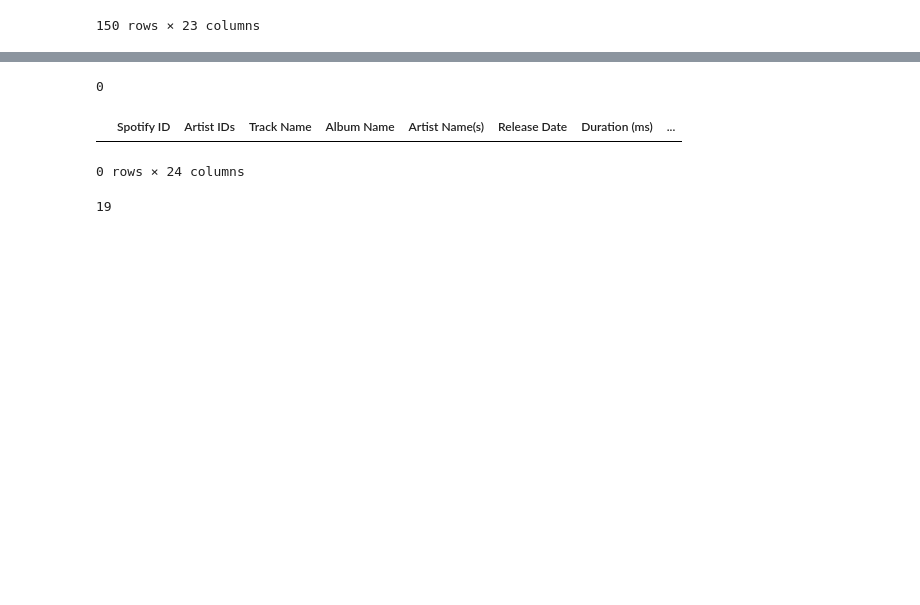
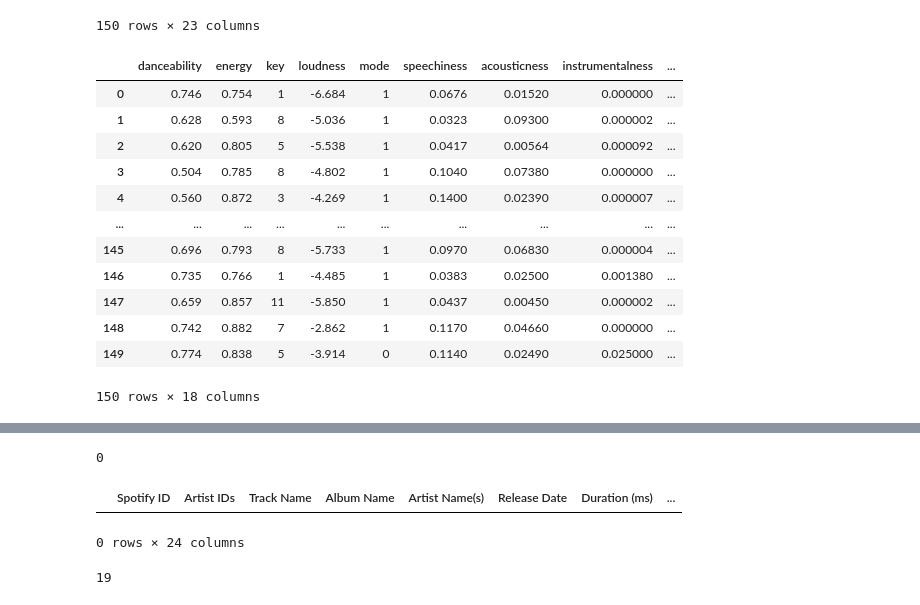
Before and after one commit to CS196Illinois/Group6-SP2023, a Jupyter notebook: Project/spotifycode/analysis.ipynb, the cells around one changed output, grey strips where cells are left out. Saved outputs shown, nothing was run; the diff lists cells and outputs as text; code cells hidden in the pictures; blank space fills up the shorter version.

```diff
--- a/Project/spotifycode/analysis.ipynb
+++ b/Project/spotifycode/analysis.ipynb
@@ -236,11 +220,27 @@ test_energy
 # %%
 df = pd.DataFrame()
 for i in range (len(test_energy)) :
-    song_uri = test_energy.at[i, "Track URI"]
+    song_uri = test_energy.at[i, "Spotify ID"]
     analysis = sp.audio_features(song_uri)
     analy = pd.DataFrame(analysis)
     df = pd.concat([df, analy])
 test_energy = df.reset_index().drop("index", axis= 1)
+# %%
+test_energy
+# %% [output]
+|  | danceability | energy | key | loudness | mode | speechiness | acousticness | instrumentalness | ... |
+| 0 | 0.746 | 0.754 | 1 | -6.684 | 1 | 0.0676 | 0.01520 | 0.000000 | ... |
+| 1 | 0.628 | 0.593 | 8 | -5.036 | 1 | 0.0323 | 0.09300 | 0.000002 | ... |
+| 2 | 0.620 | 0.805 | 5 | -5.538 | 1 | 0.0417 | 0.00564 | 0.000092 | ... |
+| 3 | 0.504 | 0.785 | 8 | -4.802 | 1 | 0.1040 | 0.07380 | 0.000000 | ... |
+| 4 | 0.560 | 0.872 | 3 | -4.269 | 1 | 0.1400 | 0.02390 | 0.000007 | ... |
+| ... | ... | ... | ... | ... | ... | ... | ... | ... | ... |
+| 145 | 0.696 | 0.793 | 8 | -5.733 | 1 | 0.0970 | 0.06830 | 0.000004 | ... |
+| 146 | 0.735 | 0.766 | 1 | -4.485 | 1 | 0.0383 | 0.02500 | 0.001380 | ... |
+| 147 | 0.659 | 0.857 | 11 | -5.850 | 1 | 0.0437 | 0.00450 | 0.000002 | ... |
+| 148 | 0.742 | 0.882 | 7 | -2.862 | 1 | 0.1170 | 0.04660 | 0.000000 | ... |
+| 149 | 0.774 | 0.838 | 5 | -3.914 | 0 | 0.1140 | 0.02490 | 0.025000 | ... |
+150 rows × 18 columns
 # %%
 big = ["Danceability", "Energy", "Key", "Loudness", "Speechiness", "Acousticness", "Instrumentalness", "Liveness", "Valence", "Tempo"]
 small = ["danceability", "energy", "key", "loudness", "speechiness", "acousticness", "instrumentalness", "liveness", "valence", "tempo"]
```
Also changed, not shown: parts of 3 cells of this notebook, 3 other files.
